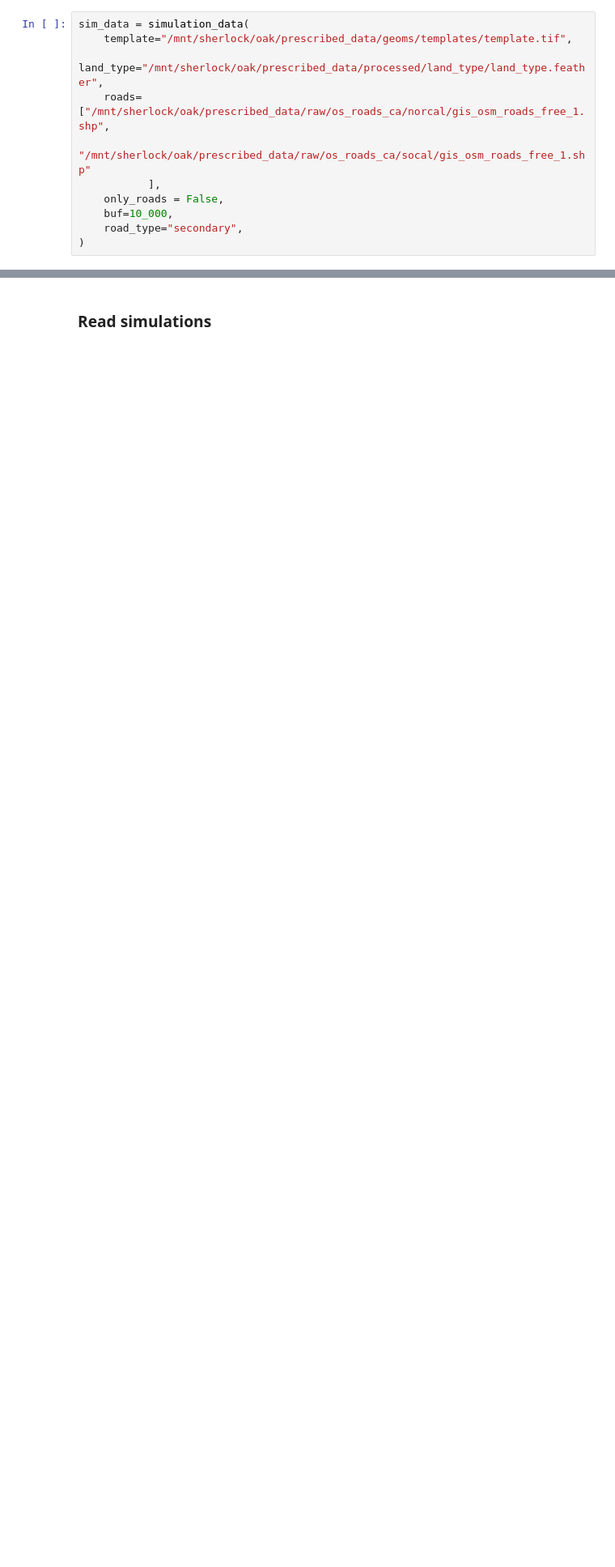
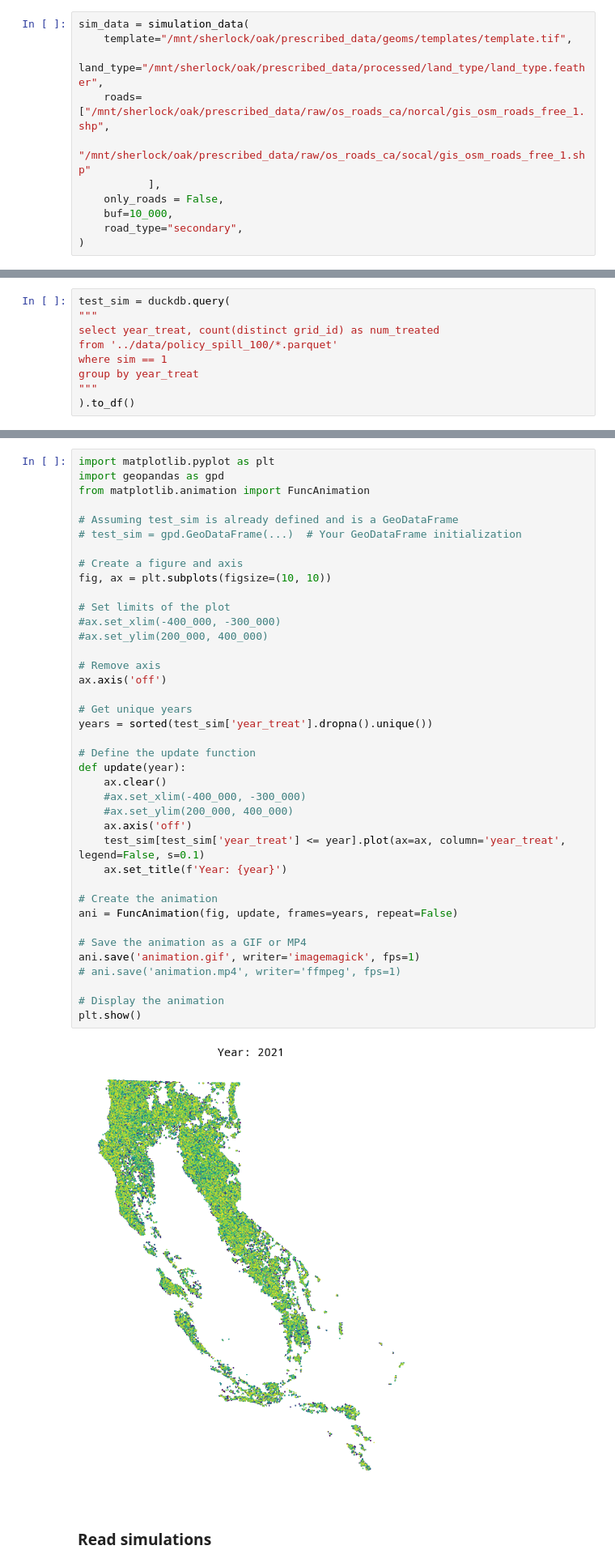
Before and after one commit to echolab-stanford/prescribed_fires, a Jupyter notebook: analysis/simulation.ipynb, the cells around one changed output, grey strips where cells are left out. Shown at 81% size. Cells and saved outputs as stored; diff of their text form; blank space fills up the shorter version.

```diff
--- a/analysis/simulation.ipynb
+++ b/analysis/simulation.ipynb
@@ -212,0 +173,9 @@ run_simulations(
+# %%
+test_sim = duckdb.query(
+"""
+select year_treat, count(distinct grid_id) as num_treated
+from '../data/policy_spill_100/*.parquet'
+where sim == 1
+group by year_treat
+"""
+).to_df()
@@ -213,2 +198,43 @@ run_simulations(
+# %%
+import matplotlib.pyplot as plt
+import geopandas as gpd
+from matplotlib.animation import FuncAnimation
+
+# Assuming test_sim is already defined and is a GeoDataFrame
+# test_sim = gpd.GeoDataFrame(...)  # Your GeoDataFrame initialization
+
+# Create a figure and axis
+fig, ax = plt.subplots(figsize=(10, 10))
+
+# Set limits of the plot
+#ax.set_xlim(-400_000, -300_000)
+#ax.set_ylim(200_000, 400_000)
+
+# Remove axis
+ax.axis('off')
+
+# Get unique years
+years = sorted(test_sim['year_treat'].dropna().unique())
+
+# Define the update function
+def update(year):
+    ax.clear()
+    #ax.set_xlim(-400_000, -300_000)
+    #ax.set_ylim(200_000, 400_000)
+    ax.axis('off')
+    test_sim[test_sim['year_treat'] <= year].plot(ax=ax, column='year_treat', legend=False, s=0.1)
+    ax.set_title(f'Year: {year}')
+
+# Create the animation
+ani = FuncAnimation(fig, update, frames=years, repeat=False)
+
+# Save the animation as a GIF or MP4
+ani.save('animation.gif', writer='imagemagick', fps=1)
+# ani.save('animation.mp4', writer='ffmpeg', fps=1)
+
+# Display the animation
+plt.show()
+# %% [output]
+[figure, added]
 # %% [markdown]
 ### Read simulations
```
Also changed, not shown: parts of 47 cells of this notebook, 1 other file.
